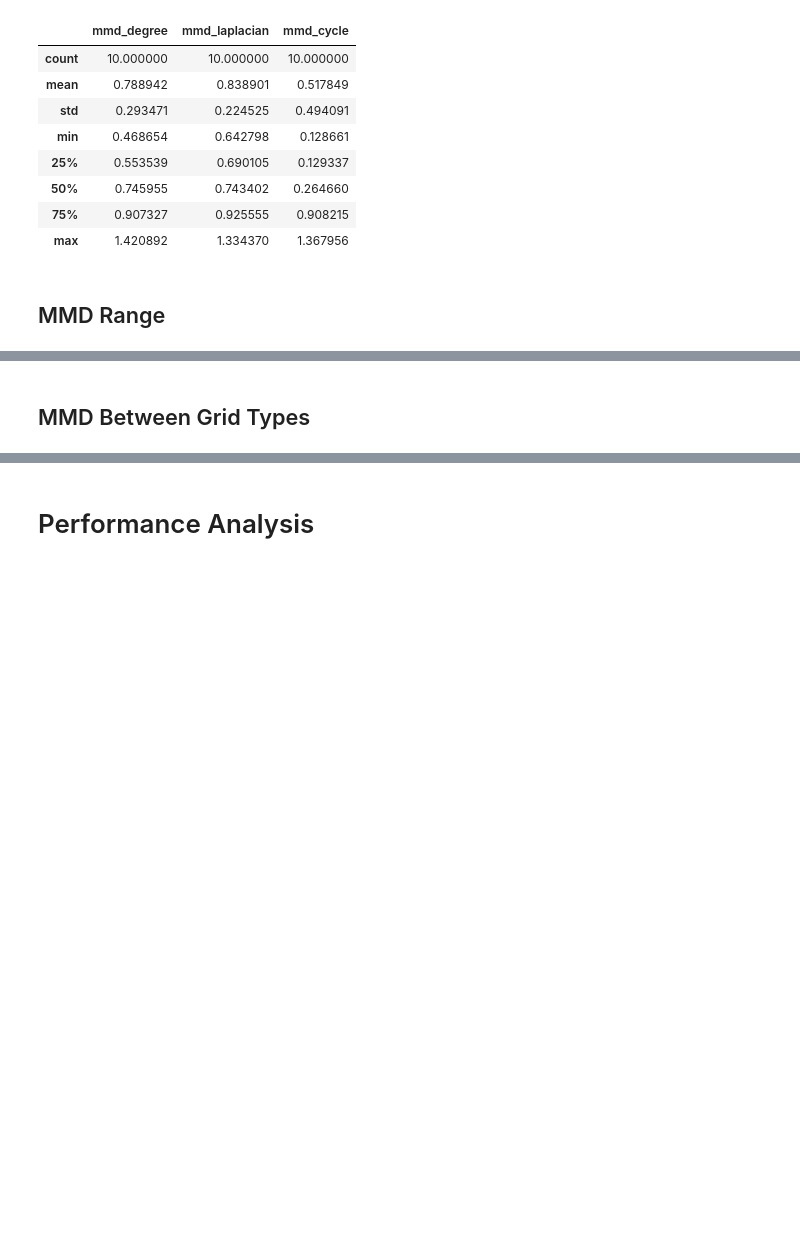
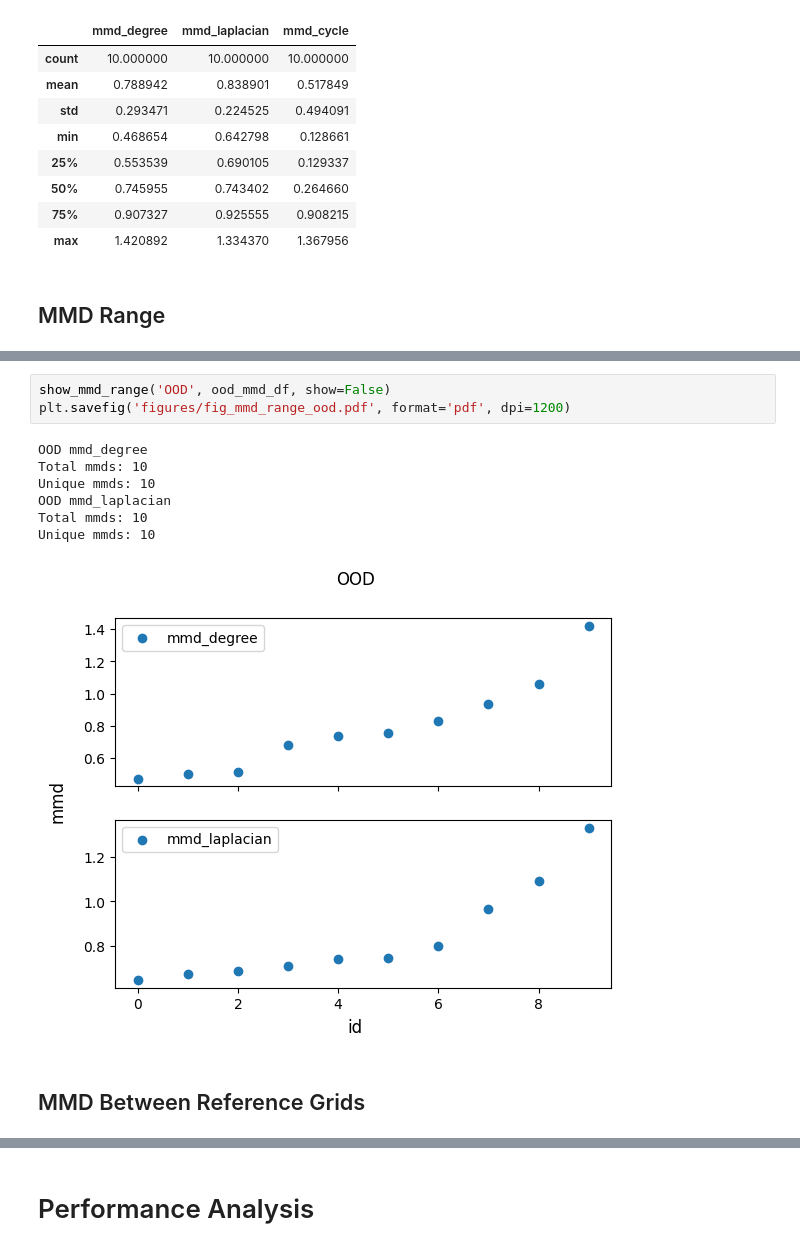
Before and after one commit to Davjes15/engage_pg, a Jupyter notebook: results_analysis.ipynb, the cells around one changed output, grey strips where cells are left out. Saved outputs shown, nothing was run; the diff lists cells and outputs as text; blank space fills up the shorter version.

```diff
--- a/results_analysis.ipynb
+++ b/results_analysis.ipynb
@@ -115,5 +110,16 @@ Unique mmds: 10
+# %%
+show_mmd_range('OOD', ood_mmd_df, show=False)
+plt.savefig('figures/fig_mmd_range_ood.pdf', format='pdf', dpi=1200)
+# %% [output]
+OOD mmd_degree
+Total mmds: 10
+Unique mmds: 10
+OOD mmd_laplacian
+Total mmds: 10
+Unique mmds: 10
+[figure, added]
 # %% [markdown]
-## MMD Between Grid Types
+## MMD Between Reference Grids
 # %%
 def get_mmd(df, train_grid, test_grid, descriptor, already_reversed=False):
     mmd_arr = df[(df['training_grid'] == train_grid) &
```
Also changed, not shown: parts of 69 cells of this notebook.
